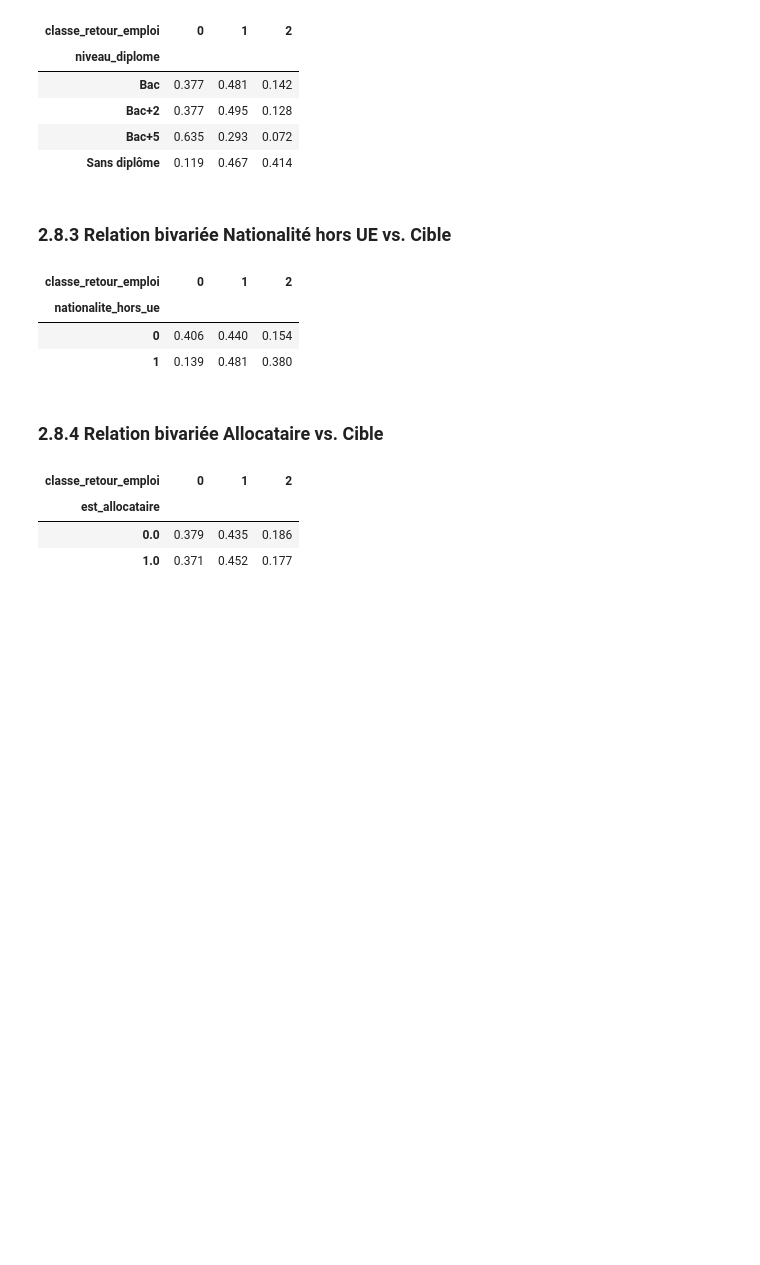
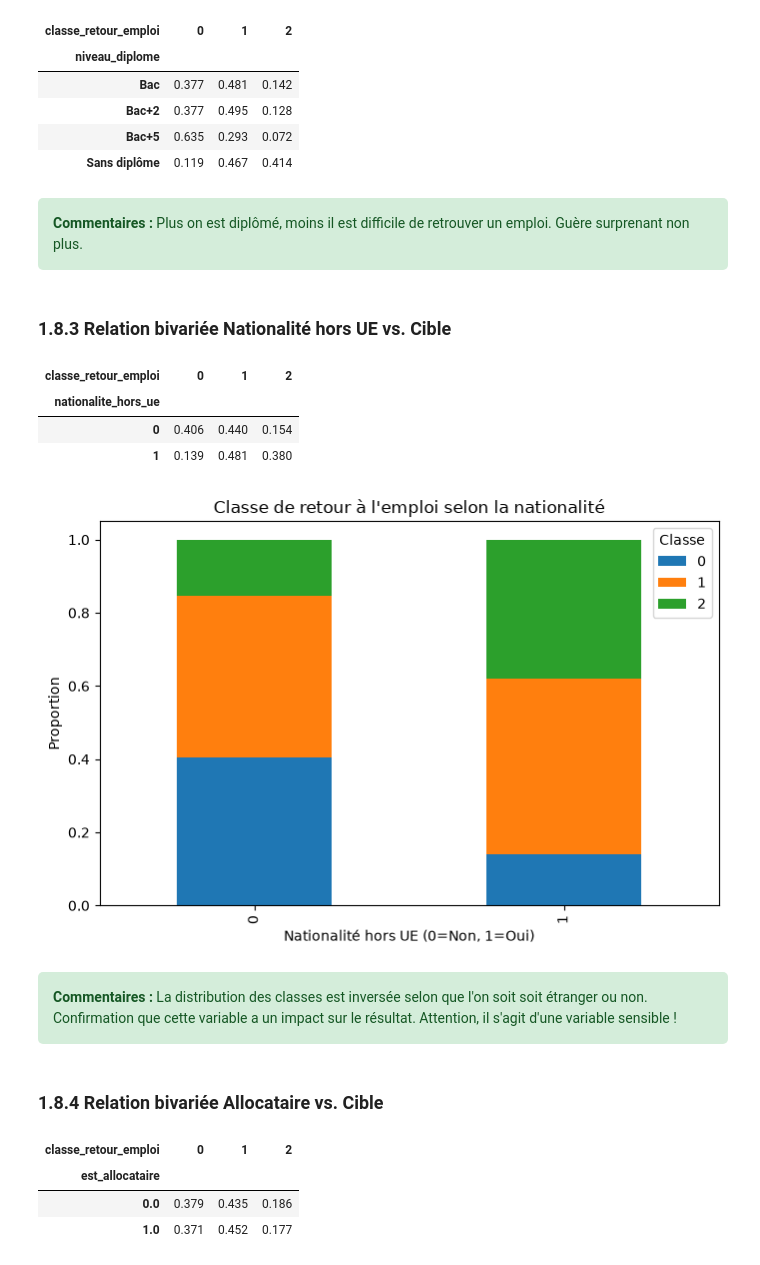
Before and after one commit to BobAtos/Bob_UseCaseFinal, a Jupyter notebook: notebooks/notebook_BOB_eda.ipynb, the cells around one changed output. Saved outputs shown, nothing was run; the diff lists cells and outputs as text; code cells hidden in the pictures; blank space fills up the shorter version.

```diff
--- a/notebooks/01_eda.ipynb
+++ b/notebooks/notebook_BOB_eda.ipynb
@@ -244,8 +263,12 @@ pd.crosstab(
 | Bac+2 | 0.377 | 0.495 | 0.128 |
 | Bac+5 | 0.635 | 0.293 | 0.072 |
 | Sans diplôme | 0.119 | 0.467 | 0.414 |
+# %% [markdown]
+<div style="background-color: #d4edda; color: #155724; padding: 15px; border-radius: 5px;">
+    <strong>Commentaires :</strong> Plus on est diplômé, moins il est difficile de retrouver un emploi. Guère surprenant non plus.
+</div>
 # %% [markdown]
-### 2.8.3 Relation bivariée Nationalité hors UE vs. Cible
+### 1.8.3 Relation bivariée Nationalité hors UE vs. Cible
 # %%
 pd.crosstab(
     df["nationalite_hors_ue"],
@@ -257,8 +280,30 @@ pd.crosstab(
 | nationalite_hors_ue |  |  |  |
 | 0 | 0.406 | 0.440 | 0.154 |
 | 1 | 0.139 | 0.481 | 0.380 |
+# %%
+pd.crosstab(
+    df["nationalite_hors_ue"],
+    df["classe_retour_emploi"],
+    normalize="index"
+).plot(
+    kind="bar",
+    stacked=True,
+    figsize=(8,5)
+)
+
+plt.title("Classe de retour à l'emploi selon la nationalité")
+plt.xlabel("Nationalité hors UE (0=Non, 1=Oui)")
+plt.ylabel("Proportion")
+plt.legend(title="Classe")
+plt.show()
+# %% [output]
+[figure, new version]
+# %% [markdown]
+<div style="background-color: #d4edda; color: #155724; padding: 15px; border-radius: 5px;">
+    <strong>Commentaires :</strong> La distribution des classes est inversée selon que l'on soit soit étranger ou non. Confirmation que cette variable a un impact sur le résultat. Attention, il s'agit d'une variable sensible !
+</div>
 # %% [markdown]
-### 2.8.4 Relation bivariée Allocataire vs. Cible
+### 1.8.4 Relation bivariée Allocataire vs. Cible
 # %%
 pd.crosstab(
     df["est_allocataire"],
```
Also changed, not shown: parts of 203 cells of this notebook, 3 other files.
